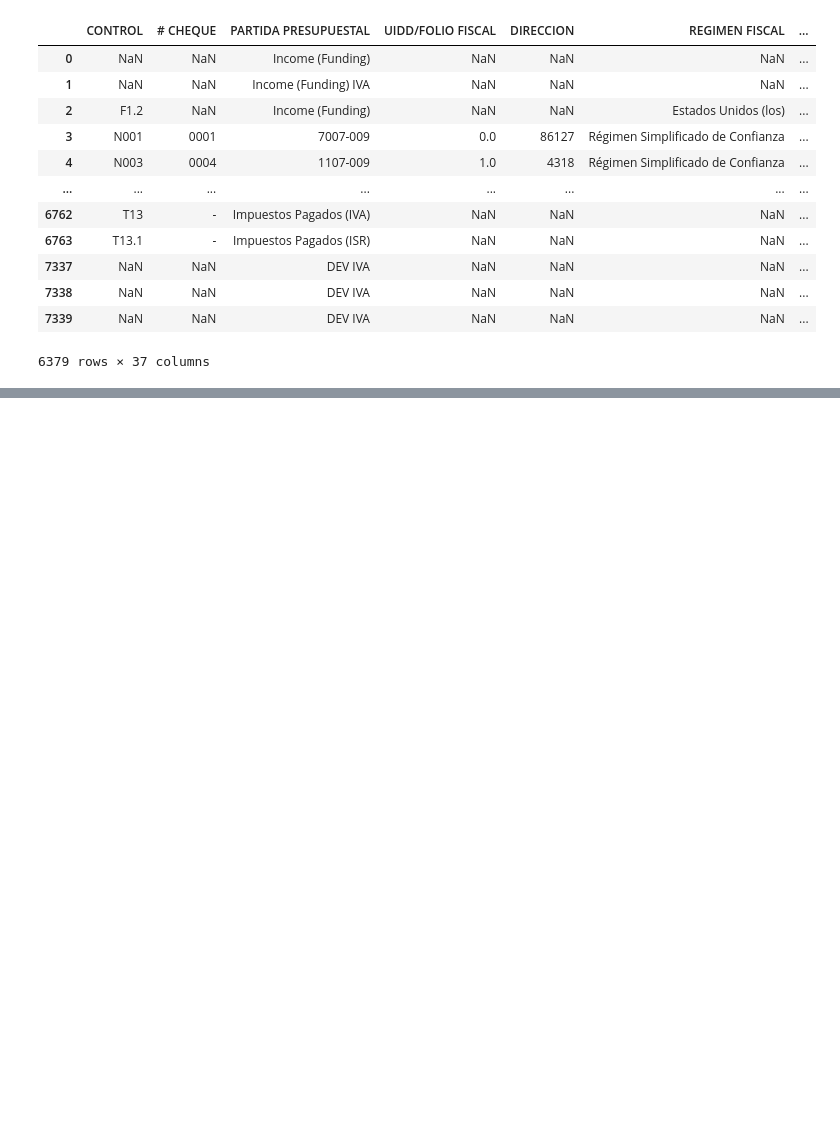
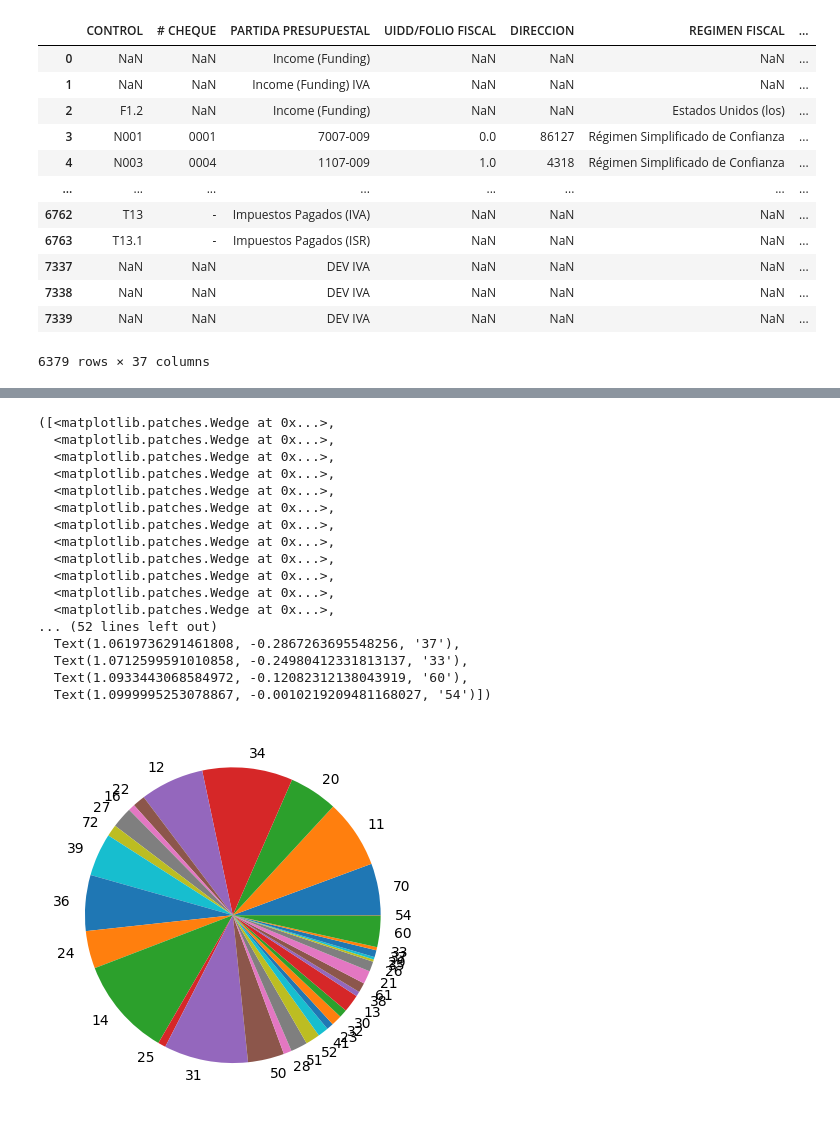
Before and after one commit to BertecM/Explore-proy, a Jupyter notebook: pryoecto.ipynb, the cells around one changed output, grey strips where cells are left out. Saved outputs shown, nothing was run; the diff lists cells and outputs as text; code cells hidden in the pictures; blank space fills up the shorter version.

```diff
--- a/pryoecto.ipynb
+++ b/pryoecto.ipynb
@@ -46,9 +46,11 @@ display(df_numeros)
 # %%
 # Resumen general
 print(df_numeros.describe())
-
+df_numeros = df_numeros.dropna(subset=['Valida'])
 
 # Departamentos únicos
 len(df_numeros["Valida"].unique())
+
+#len(df_limpio["Valida"].unique())
 # %% [output]
        UIDD/FOLIO FISCAL          RFC  FECHA DE RECIBIDO  \
@@ -71,0 +74,7 @@ max    4.683772e+07    562.000000  2.415566e+06      NaN -44700.305532
+# %%
+# Crear la nueva columna tomando solo la parte antes del guion
+df_numeros['Cuentasb'] = df_numeros['Valida'].str.split('-').str[0]
+df_numeros['Cuentasd2'] = df_numeros['Valida'].str[:2].apply(lambda x: f'00{x}')
+print(len(df_numeros["Cuentasd2"].unique()))
+print(df_numeros["Valida"].isna().sum())
+print(df_numeros['Cuentasb'])
@@ -72,11 +96,12 @@ max    4.683772e+07    562.000000  2.415566e+06      NaN -44700.305532
 # %%
-departamentos = list(df_numeros["Valida"].unique())
-departamentos.remove("Balance")
+departamentos = list(df_numeros["Cuentasd2"].unique())
+departamentos.remove("Bala")
+
 
 
 for i in departamentos:
-    coso = list(df_numeros.loc[df_numeros["Valida"] == i, 'TOTAL'])
-    semanas = list(df_numeros.loc[df_numeros["Valida"] == i, "FECHA DE PAGO "])
+    coso = list(df_numeros.loc[df_numeros["Cuentasd2"] == i, 'TOTAL'])
+    semanas = list(df_numeros.loc[df_numeros["Cuentasd2"] == i, "FECHA DE PAGO "])
     plt.bar(semanas,coso,label=i)
     #print(coso)
 plt.legend()
@@ -86,0 +112,7 @@ plt.show()
+# %%
+sumas=[]
+for i in departamentos:
+    e = sum(list(df_numeros.loc[df_numeros["Cuentasd2"] == i, 'TOTAL']))
+    sumas.append(e)
+pie=pd.DataFrame({'sumas':sumas,'departamentos':departamentos})
+pie.sort_values(by="sumas")
@@ -86,0 +137,22 @@ plt.show()
+# %%
+fig, ax = plt.subplots()
+ax.pie(pie['sumas'], labels=pie['departamentos'])
+# %% [output]
+([<matplotlib.patches.Wedge at 0x...>,
+  <matplotlib.patches.Wedge at 0x...>,
+  <matplotlib.patches.Wedge at 0x...>,
+  <matplotlib.patches.Wedge at 0x...>,
+  <matplotlib.patches.Wedge at 0x...>,
+  <matplotlib.patches.Wedge at 0x...>,
+  <matplotlib.patches.Wedge at 0x...>,
+  <matplotlib.patches.Wedge at 0x...>,
+  <matplotlib.patches.Wedge at 0x...>,
+  <matplotlib.patches.Wedge at 0x...>,
+  <matplotlib.patches.Wedge at 0x...>,
+  <matplotlib.patches.Wedge at 0x...>,
+... (52 lines left out)
+  Text(1.0619736291461808, -0.2867263695548256, '37'),
+  Text(1.0712599591010858, -0.24980412331813137, '33'),
+  Text(1.0933443068584972, -0.12082312138043919, '60'),
+  Text(1.0999995253078867, -0.0010219209481168027, '54')])
+[figure, added]
```
Also changed, not shown: parts of 6 cells of this notebook.
